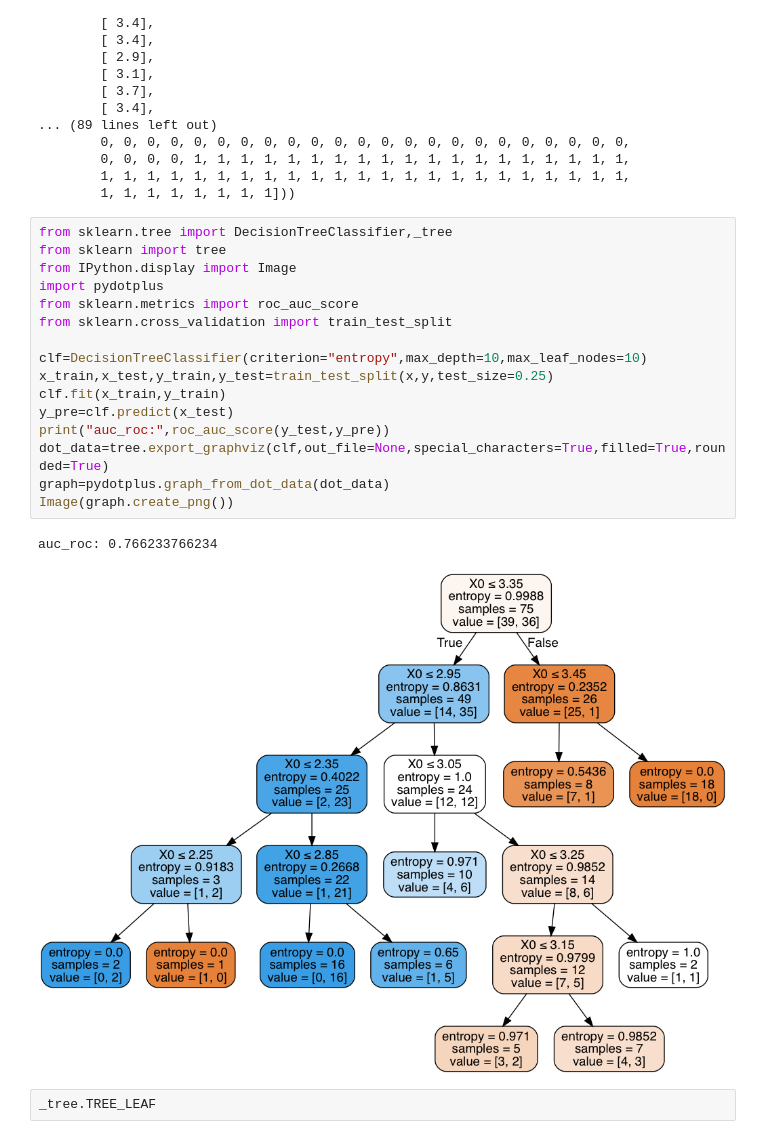
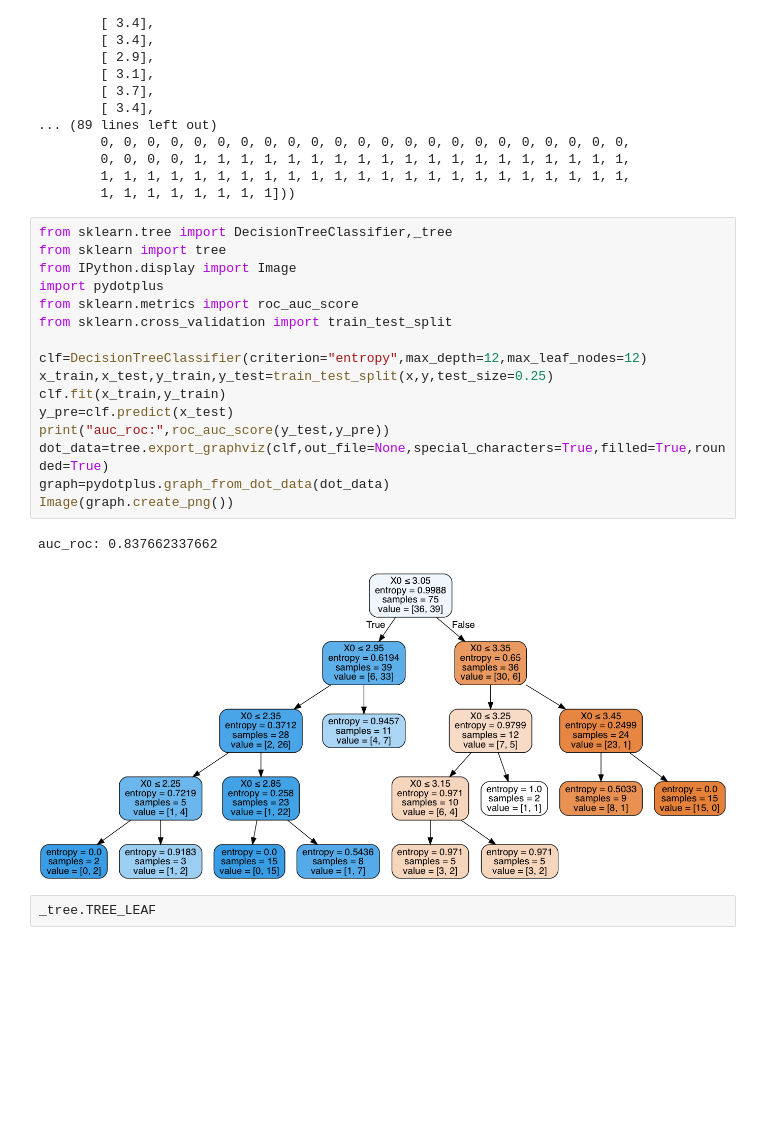
Before and after one commit to XiaolinZHONG/PythonLearn, a Jupyter notebook: Jupyter/tree.ipynb, the cells around one changed output. Saved outputs shown, nothing was run; the diff lists cells and outputs as text; blank space fills up the shorter version.

```diff
--- a/Jupyter/tree.ipynb
+++ b/Jupyter/tree.ipynb
@@ -62,22 +62,22 @@ x,y
 # %%
 from sklearn.tree import DecisionTreeClassifier,_tree
 from sklearn import tree
 from IPython.display import Image
 import pydotplus
 from sklearn.metrics import roc_auc_score
 from sklearn.cross_validation import train_test_split
 
-clf=DecisionTreeClassifier(criterion="entropy",max_depth=10,max_leaf_nodes=10)
+clf=DecisionTreeClassifier(criterion="entropy",max_depth=12,max_leaf_nodes=12)
 x_train,x_test,y_train,y_test=train_test_split(x,y,test_size=0.25)
 clf.fit(x_train,y_train)
 y_pre=clf.predict(x_test)
 print("auc_roc:",roc_auc_score(y_test,y_pre))
 dot_data=tree.export_graphviz(clf,out_file=None,special_characters=True,filled=True,rounded=True)
 graph=pydotplus.graph_from_dot_data(dot_data)
 Image(graph.create_png())
 # %% [output]
-auc_roc: 0.766233766234
+auc_roc: 0.837662337662
-[figure, old version]
+[figure, new version]
 # %%
 _tree.TREE_LEAF
 # %% [output]
```
Also changed, not shown: parts of 8 cells of this notebook.
